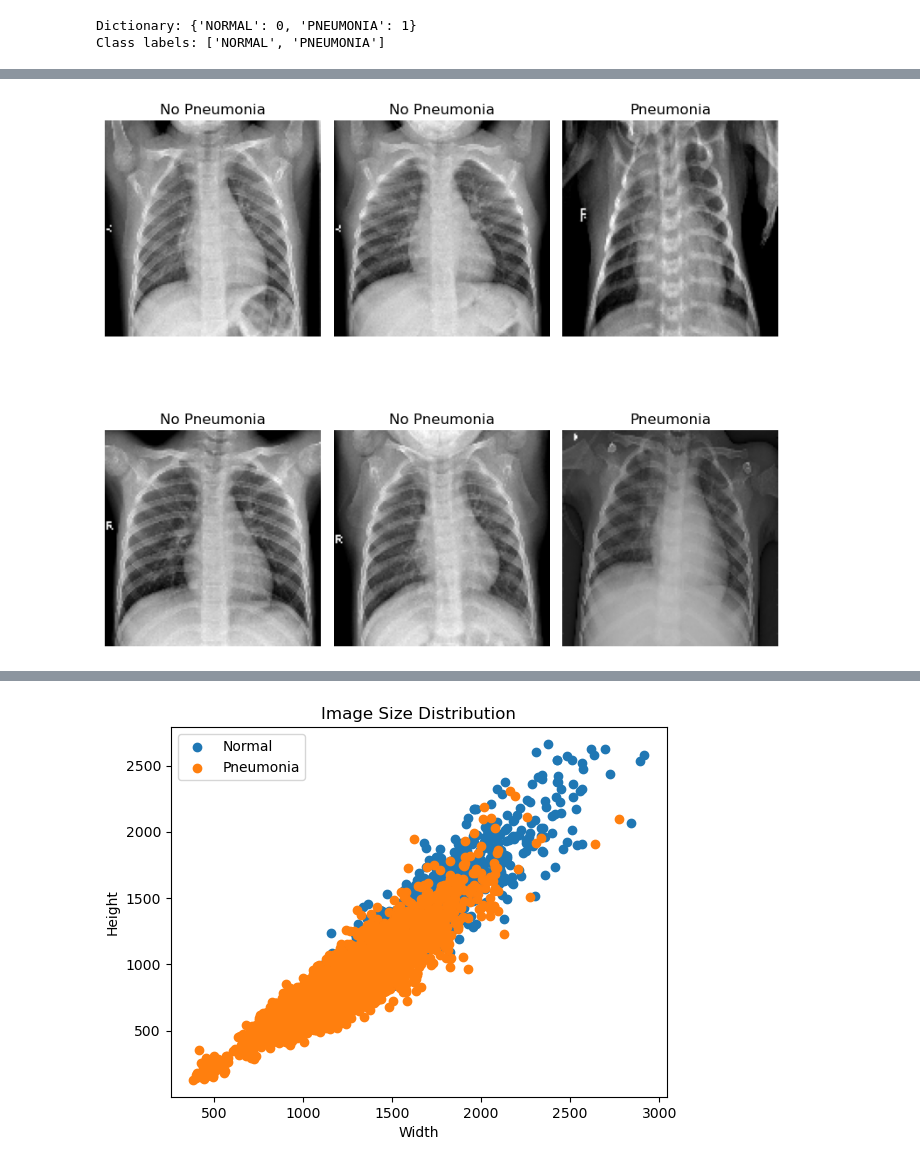
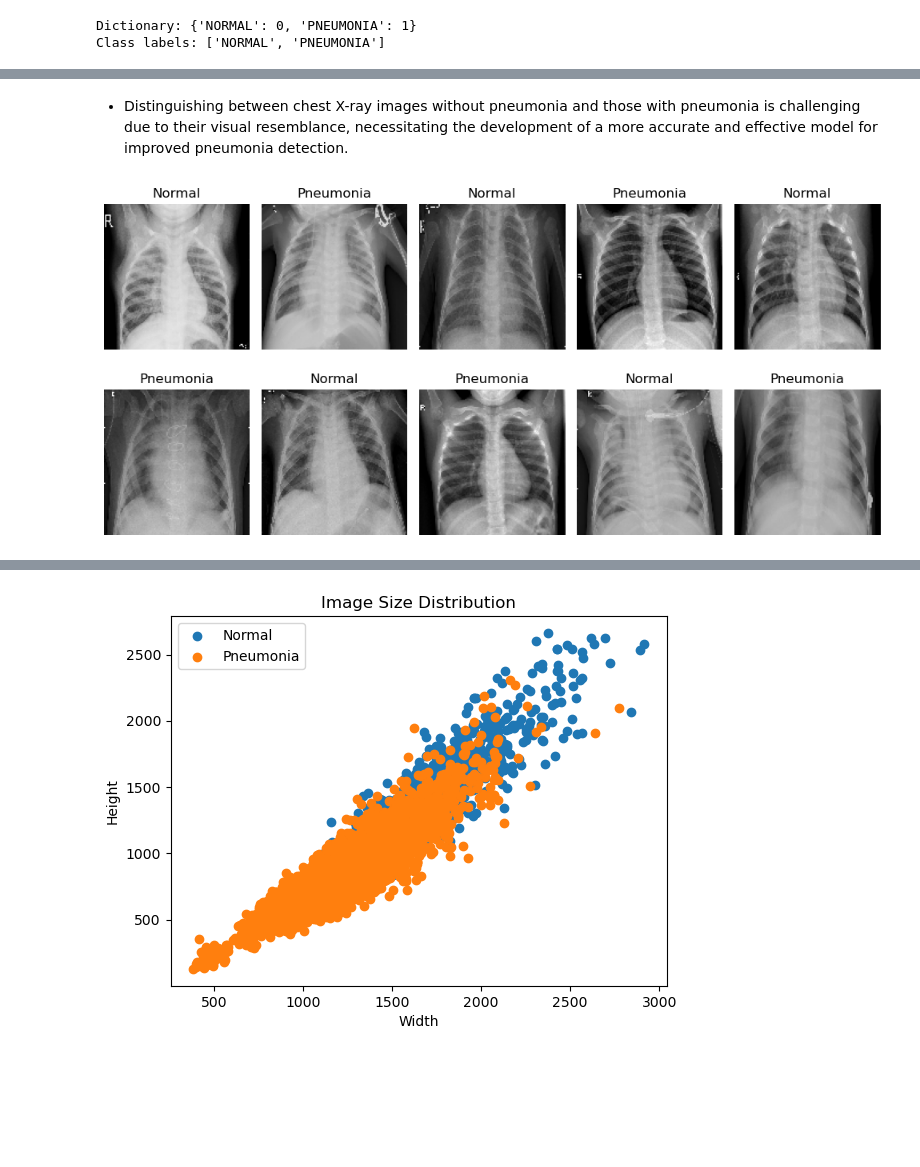
Before and after one commit to Bree-009/Deep-Learning-Analysis-of-X-Ray-Images-for-Pneumonia-Detection, a Jupyter notebook: Image Classification notebook.ipynb, the cells around one changed output, grey strips where cells are left out. Drawn from its saved outputs; the diff is of its cells as text; code cells hidden in the pictures; blank space fills up the shorter version.

Commit message:
Evaluation and modelling

```diff
--- a/Image Classification notebook.ipynb
+++ b/Image Classification notebook.ipynb
@@ -108,0 +150,18 @@ Class labels: ['NORMAL', 'PNEUMONIA']
+# %%
+# Get a batch of images from the train generator
+batch = next(train_generator)
+
+# Extract the images and labels from the batch
+images, labels = batch
+
+# Display the first few images with their corresponding labels
+num_images = 6
+
+fig, axes = plt.subplots(2, 3, figsize=(10, 10))
+for i in range(num_images):
+    axes[i//3, i%3].imshow(images[i], cmap='RdBu')
+    axes[i//3, i%3].set_title('Label: {}'.format(labels[i]))
+    axes[i//3, i%3].axis('off')
+
+plt.tight_layout()
+plt.show()
@@ -109,27 +170,33 @@ Class labels: ['NORMAL', 'PNEUMONIA']
+# %% [markdown]
+- Distinguishing between chest X-ray images without pneumonia and those with pneumonia  is challenging due to their visual resemblance, necessitating the development of a more accurate and effective model for improved pneumonia detection.
 # %%
-# Get a batch of images and labels from the train_generator
-images, labels = next(train_generator)
+# Define the number of images to display
+num_images = 10
 
-# Define the number of images to display
-num_images = 6
+# Create a 2x5 subplot figure with adjusted aspect ratio
+fig, axes = plt.subplots(2, 5, figsize=(10, 5))
+axes = axes.ravel()
 
-# Create a 2x3 subplot figure with adjusted aspect ratio
-fig, axes = plt.subplots(2, 3, figsize=(8, 8), subplot_kw={'aspect': 'auto'})
+# Get a batch of 'Normal' images
+normal_images, _ = next(train_generator)
+
+# Get a batch of 'Pneumonia' images
+pneumonia_images, _ = next(train_generator)
 
 # Loop over the first few images
-for i in range(min(num_images, len(images))):
+for i in range(min(num_images, len(normal_images), len(pneumonia_images))):
     # Display the image
-    axes[i//3, i%3].imshow(images[i], cmap='gray')  # Assuming grayscale images
-    # Set the title to the corresponding label
-    if labels[i] == 0:
-        axes[i//3, i%3].set_title('No Pneumonia')
+    if i % 2 == 0:
+        axes[i].imshow(normal_images[i], cmap='gray')
+        axes[i].set_title('Normal')
     else:
-        axes[i//3, i%3].set_title('Pneumonia')
+        axes[i].imshow(pneumonia_images[i], cmap='gray')
+        axes[i].set_title('Pneumonia')
     # Remove the axis
-    axes[i//3, i%3].axis('off')
+    axes[i].axis('off')
 
 # Adjust the layout and display the figure
 plt.tight_layout()
 plt.show()
 # %% [output]
-[figure, old version]
+[figure, new version]
```
Also changed, not shown: parts of 68 cells of this notebook, 1 other file.
